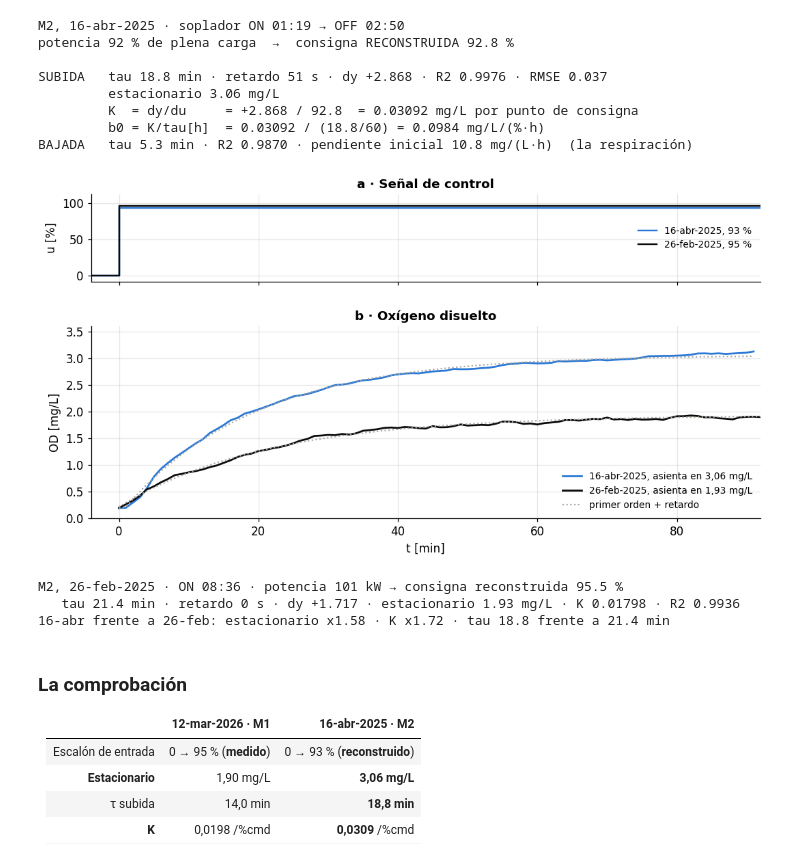
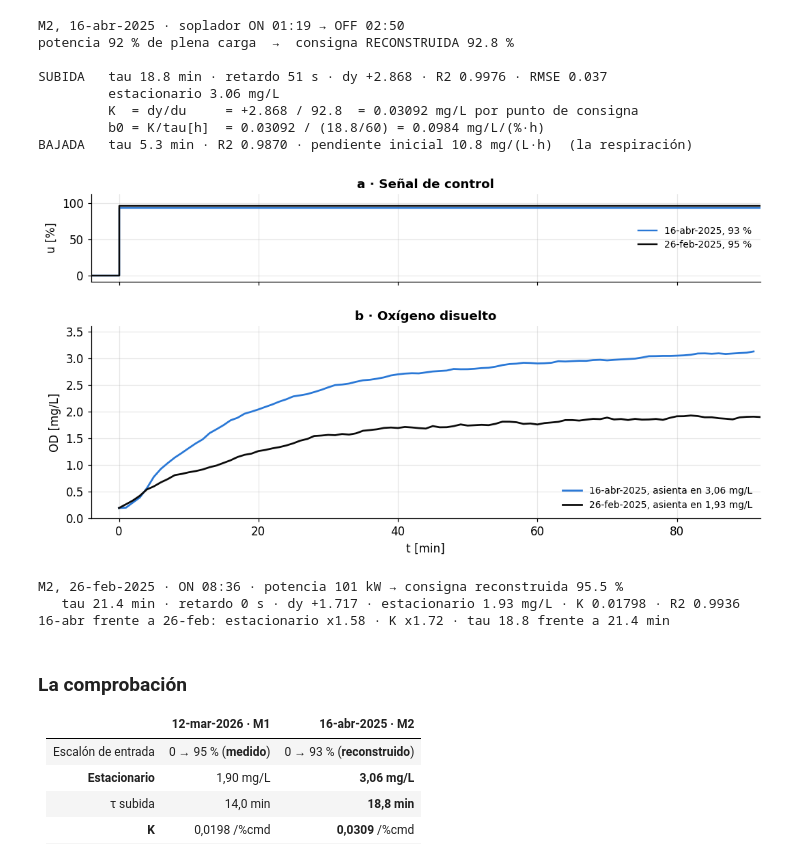
Before and after one commit to EstebanUnal-Hub/ADRC_WWTP, a Jupyter notebook: Datos/analisis/analisis_dinamica_limpio.ipynb, the cells around one changed output. Cells and saved outputs as stored; diff of their text form; code cells hidden in the pictures.

Commit message:
Chapters 1-6 wording and spelling in both versions; Fig 2.5 without the FOPDT fit, Fig 2.6 y0 label lowered, Fig 2.13 deltas darker; r_Z,5 table in the short version

```diff
--- a/Datos/analisis/analisis_dinamica_limpio.ipynb
+++ b/Datos/analisis/analisis_dinamica_limpio.ipynb
@@ -1309,11 +1309,11 @@ axs[2, 0].annotate('%s mg/L con el soplador al máximo' % coma(y_mes), (pd.Times
 sec = axs[1, 1].secondary_yaxis('right', functions=(lambda p: 100 * p / PM4, lambda u: u * PM4 / 100))
 sec.set_ylabel('u [%]')
 for pv, uv, va, dy in ((p_a, u_a, 'top', -3), (p_b, u_b, 'bottom', 3)):
-    axs[1, 1].axhline(pv, color=GRIS, ls='--', lw=1)
+    axs[1, 1].axhline(pv, color='#52514e', ls=':', lw=1.2)
     axs[1, 1].annotate('u ≈ %s %%' % coma(uv, '%.0f'), (pd.Timestamp(D4 + '08:35'), pv), xytext=(0, dy),
-                       textcoords='offset points', va=va, fontsize=9.5, color=GRIS)
-axs[1, 1].annotate('', xy=(t_ar, p_b), xytext=(t_ar, p_a), arrowprops=dict(arrowstyle='<->', lw=1.2, color=GRIS))
+                       textcoords='offset points', va=va, fontsize=9.5)
+axs[1, 1].annotate('', xy=(t_ar, p_b), xytext=(t_ar, p_a), arrowprops=dict(arrowstyle='<->', color=NEGRO, lw=1.1))
 axs[1, 1].annotate('Δu ≈ %s %%' % coma(u_b - u_a, '%.0f'), (t_ar, (p_a + p_b) / 2), xytext=(-6, 0),
-                   textcoords='offset points', ha='right', va='center', fontsize=10, color=GRIS, fontweight='bold')
+                   textcoords='offset points', ha='right', va='center', fontsize=9.5)
 fig.savefig('../../Latex/Tesis/figuras/ident_23_recirculacion.pdf', bbox_inches='tight'); plt.show()
 # %% [output]
@@ -1719,36 +1719,34 @@ BAJADA   tau 5.3 min · R2 0.9870 · pendiente inicial 10.8 mg/(L·h)  (la respi
 w26 = d.loc['2025-02-26 08:00':'2025-02-26 11:30', ['M2_od', 'M2_pot']].dropna()
 on26 = w26.M2_pot.to_numpy() > 5
 k26 = int(np.flatnonzero(on26)[0]); f26 = k26 + int(np.argmax(~on26[k26:]))
 y26 = w26.M2_od.to_numpy()[k26:f26 + 1]; t26 = np.arange(len(y26), dtype=float)
 p26, _ = curve_fit(foptd, t26, y26, p0=[y26[0], y26[-1] - y26[0], 20, 1],
                    bounds=([-1, 0, 1, 0], [5, 10, 150, 40]), maxfev=60000)
 U26 = float(np.median(CAD_M2.u(w26.M2_pot.to_numpy()[k26:f26])))
 r2_26 = 1 - ((y26 - foptd(t26, *p26))**2).sum() / ((y26 - y26.mean())**2).sum()
 EST4, EST26 = AJ4['subida']['p'][0] + AJ4['subida']['p'][1], p26[0] + p26[1]
 coma = lambda v: ('%.2f' % v).replace('.', ',')
 
 r = AJ4['subida']
 fig, ax, bx = figura_escalon(None, 'Señal de control')
 ax.step([-4, 0, 92], [0, U4, U4], where='post', lw=1.6, color=AZUL, label='16-abr-2025, %.0f %%' % U4)
 ax.step([-4, 0, 92], [0, U26, U26], where='post', lw=1.6, color=NEGRO, label='26-feb-2025, %.0f %%' % U26)
 ax.set(ylim=(-8, 112), xlim=(-4, 92), ylabel='u [%]', yticks=[0, 50, 100])
 ax.legend(frameon=False, fontsize=9, loc='center right')
 bx.plot(r['t'], r['v'], lw=1.8, color=AZUL, label='16-abr-2025, asienta en %s mg/L' % coma(EST4))
 bx.plot(t26, y26, lw=1.8, color=NEGRO, label='26-feb-2025, asienta en %s mg/L' % coma(EST26))
-bx.plot(r['t'], foptd(r['t'], *r['p']), lw=1.4, ls=':', color=GRIS)
-bx.plot(t26, foptd(t26, *p26), lw=1.4, ls=':', color=GRIS, label='primer orden + retardo')
 bx.set(xlabel='t [min]', ylabel='OD [mg/L]', ylim=(0, 3.6))
 bx.legend(frameon=False, fontsize=9, loc='lower right')
 fig.savefig('../../Latex/Tesis/figuras/ident_16_escalon_3mgL.pdf', bbox_inches='tight'); plt.show()
 
 print('M2, 26-feb-2025 · ON %s · potencia %.0f kW → consigna reconstruida %.1f %%'
       % (w26.index[k26].strftime('%H:%M'), np.median(w26.M2_pot.to_numpy()[k26:f26]), U26))
 print('   tau %.1f min · retardo %.0f s · dy %+.3f · estacionario %.2f mg/L · K %.5f · R2 %.4f'
       % (p26[2], p26[3]*60, p26[1], EST26, p26[1]/U26, r2_26))
 print('16-abr frente a 26-feb: estacionario x%.2f · K x%.2f · tau %.1f frente a %.1f min'
       % (EST4/EST26, AJ4['subida']['K']/(p26[1]/U26), AJ4['subida']['p'][2], p26[2]))
 # %% [output]
-[figure, old version]
+[figure, new version]
 M2, 26-feb-2025 · ON 08:36 · potencia 101 kW → consigna reconstruida 95.5 %
    tau 21.4 min · retardo 0 s · dy +1.717 · estacionario 1.93 mg/L · K 0.01798 · R2 0.9936
 16-abr frente a 26-feb: estacionario x1.58 · K x1.72 · tau 18.8 frente a 21.4 min
```
Also changed, not shown: parts of 2 cells of this notebook, 18 other files.
